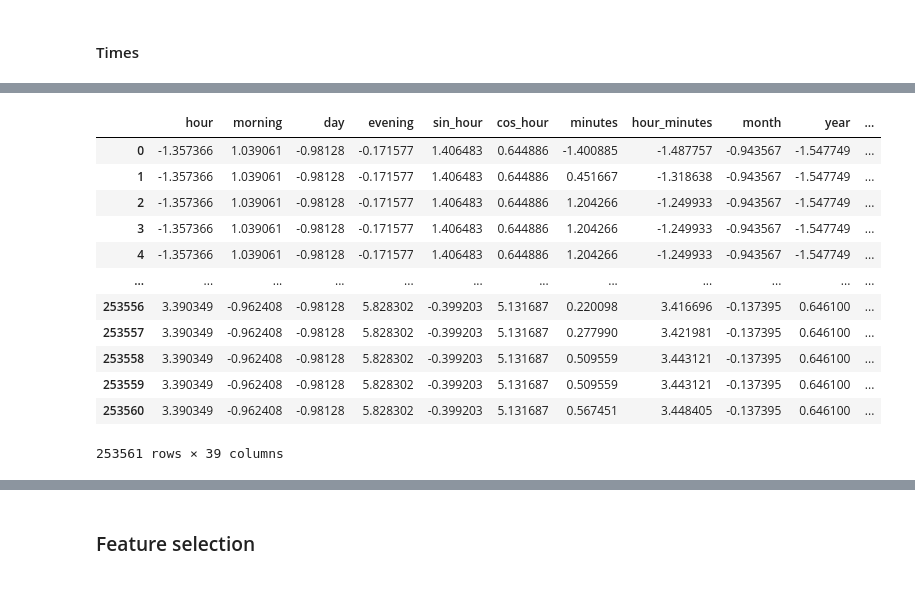
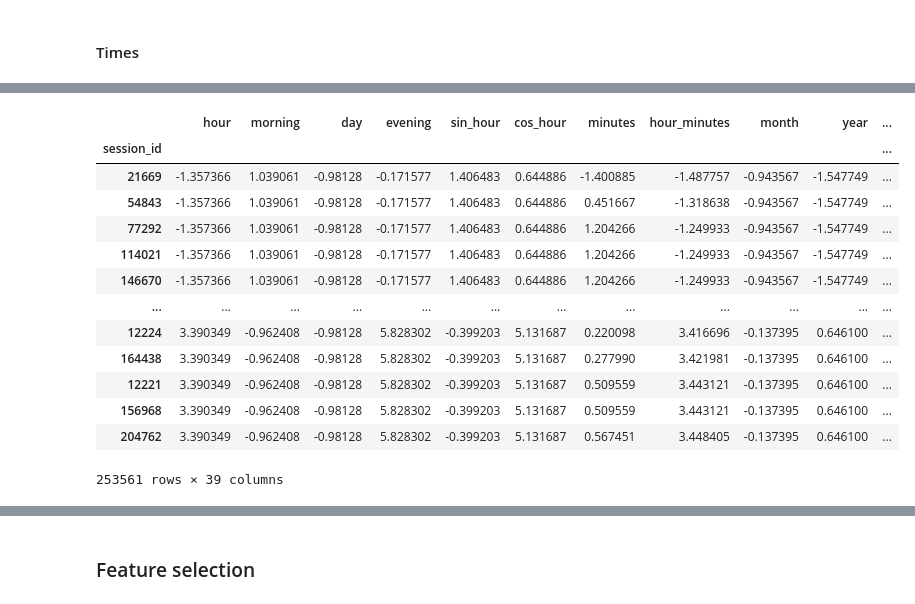
Before and after one commit to Uniholder/Specialization-Yandex-MIPT, a Jupyter notebook: 6_Final_projects/1_user_identification/kaggle/polygon.ipynb, the cells around one changed output, grey strips where cells are left out. Cells and saved outputs as stored; diff of their text form; code cells hidden in the pictures.

```diff
--- a/6_Final_projects/1_user_identification/kaggle/polygon.ipynb
+++ b/6_Final_projects/1_user_identification/kaggle/polygon.ipynb
@@ -229,6 +214,6 @@ time_features_pipeline = Pipeline([
 ])
 
 times_train = time_features_pipeline.fit_transform(df_train)
-times_train = pd.DataFrame(times_train, columns=all_time_features)
+times_train = pd.DataFrame(times_train, columns=all_time_features, index=df_train.index)
 times_train
 # %% [output]
@@ -236,16 +221,17 @@ CPU times: user 11.4 s, sys: 749 ms, total: 12.2 s
 Wall time: 12.2 s
 |  | hour | morning | day | evening | sin_hour | cos_hour | minutes | hour_minutes | month | year | ... |
-| 0 | -1.357366 | 1.039061 | -0.98128 | -0.171577 | 1.406483 | 0.644886 | -1.400885 | -1.487757 | -0.943567 | -1.547749 | ... |
-| 1 | -1.357366 | 1.039061 | -0.98128 | -0.171577 | 1.406483 | 0.644886 | 0.451667 | -1.318638 | -0.943567 | -1.547749 | ... |
-| 2 | -1.357366 | 1.039061 | -0.98128 | -0.171577 | 1.406483 | 0.644886 | 1.204266 | -1.249933 | -0.943567 | -1.547749 | ... |
-| 3 | -1.357366 | 1.039061 | -0.98128 | -0.171577 | 1.406483 | 0.644886 | 1.204266 | -1.249933 | -0.943567 | -1.547749 | ... |
-| 4 | -1.357366 | 1.039061 | -0.98128 | -0.171577 | 1.406483 | 0.644886 | 1.204266 | -1.249933 | -0.943567 | -1.547749 | ... |
+| session_id |  |  |  |  |  |  |  |  |  |  | ... |
+| 21669 | -1.357366 | 1.039061 | -0.98128 | -0.171577 | 1.406483 | 0.644886 | -1.400885 | -1.487757 | -0.943567 | -1.547749 | ... |
+| 54843 | -1.357366 | 1.039061 | -0.98128 | -0.171577 | 1.406483 | 0.644886 | 0.451667 | -1.318638 | -0.943567 | -1.547749 | ... |
+| 77292 | -1.357366 | 1.039061 | -0.98128 | -0.171577 | 1.406483 | 0.644886 | 1.204266 | -1.249933 | -0.943567 | -1.547749 | ... |
+| 114021 | -1.357366 | 1.039061 | -0.98128 | -0.171577 | 1.406483 | 0.644886 | 1.204266 | -1.249933 | -0.943567 | -1.547749 | ... |
+| 146670 | -1.357366 | 1.039061 | -0.98128 | -0.171577 | 1.406483 | 0.644886 | 1.204266 | -1.249933 | -0.943567 | -1.547749 | ... |
 | ... | ... | ... | ... | ... | ... | ... | ... | ... | ... | ... | ... |
-| 253556 | 3.390349 | -0.962408 | -0.98128 | 5.828302 | -0.399203 | 5.131687 | 0.220098 | 3.416696 | -0.137395 | 0.646100 | ... |
-| 253557 | 3.390349 | -0.962408 | -0.98128 | 5.828302 | -0.399203 | 5.131687 | 0.277990 | 3.421981 | -0.137395 | 0.646100 | ... |
-| 253558 | 3.390349 | -0.962408 | -0.98128 | 5.828302 | -0.399203 | 5.131687 | 0.509559 | 3.443121 | -0.137395 | 0.646100 | ... |
-| 253559 | 3.390349 | -0.962408 | -0.98128 | 5.828302 | -0.399203 | 5.131687 | 0.509559 | 3.443121 | -0.137395 | 0.646100 | ... |
-| 253560 | 3.390349 | -0.962408 | -0.98128 | 5.828302 | -0.399203 | 5.131687 | 0.567451 | 3.448405 | -0.137395 | 0.646100 | ... |
+| 12224 | 3.390349 | -0.962408 | -0.98128 | 5.828302 | -0.399203 | 5.131687 | 0.220098 | 3.416696 | -0.137395 | 0.646100 | ... |
+| 164438 | 3.390349 | -0.962408 | -0.98128 | 5.828302 | -0.399203 | 5.131687 | 0.277990 | 3.421981 | -0.137395 | 0.646100 | ... |
+| 12221 | 3.390349 | -0.962408 | -0.98128 | 5.828302 | -0.399203 | 5.131687 | 0.509559 | 3.443121 | -0.137395 | 0.646100 | ... |
+| 156968 | 3.390349 | -0.962408 | -0.98128 | 5.828302 | -0.399203 | 5.131687 | 0.509559 | 3.443121 | -0.137395 | 0.646100 | ... |
+| 204762 | 3.390349 | -0.962408 | -0.98128 | 5.828302 | -0.399203 | 5.131687 | 0.567451 | 3.448405 | -0.137395 | 0.646100 | ... |
 253561 rows × 39 columns
 # %%
 class TimeDiffsFeaturesAdder(BaseEstimator, TransformerMixin):
```
Also changed, not shown: parts of 15 cells of this notebook, 2 other files.
